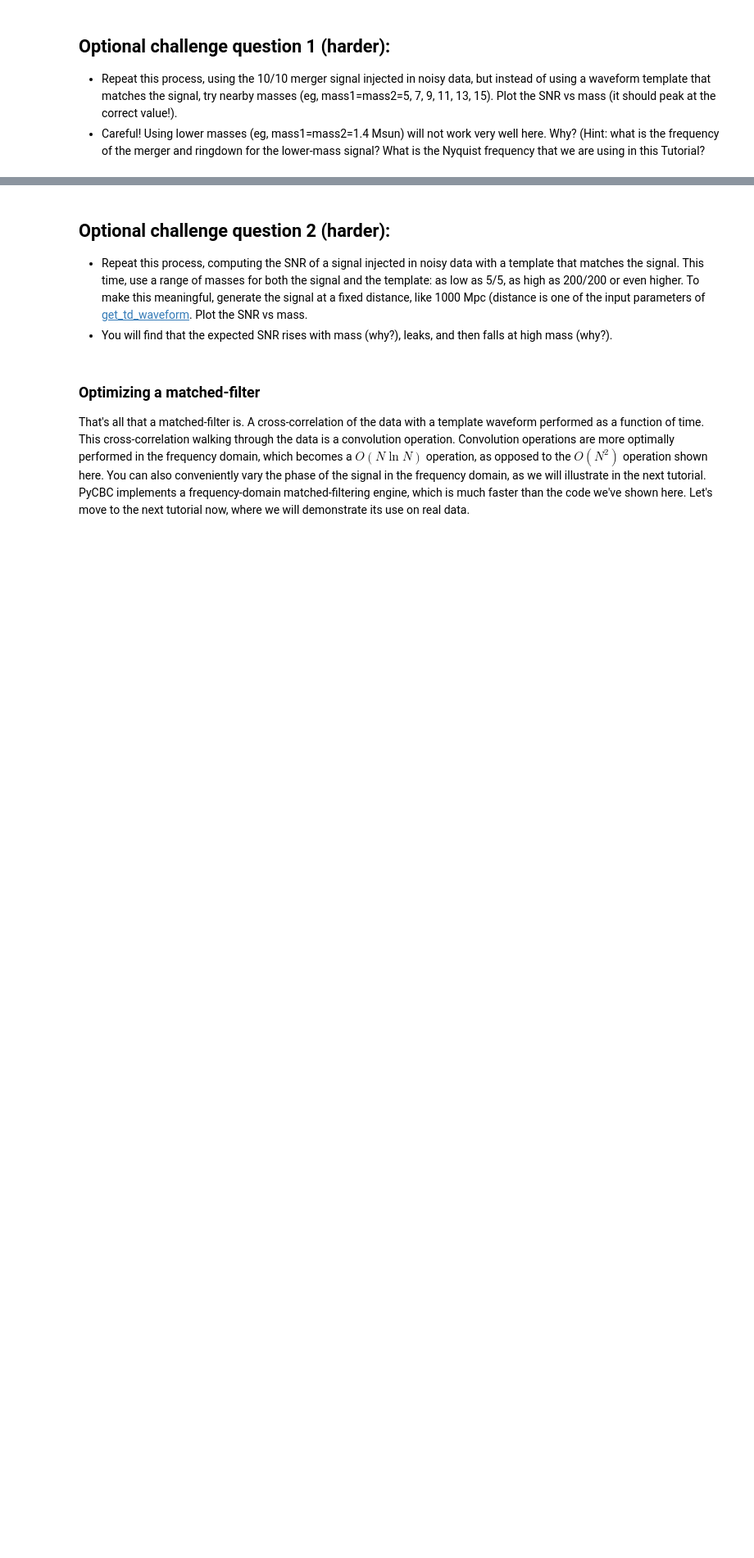
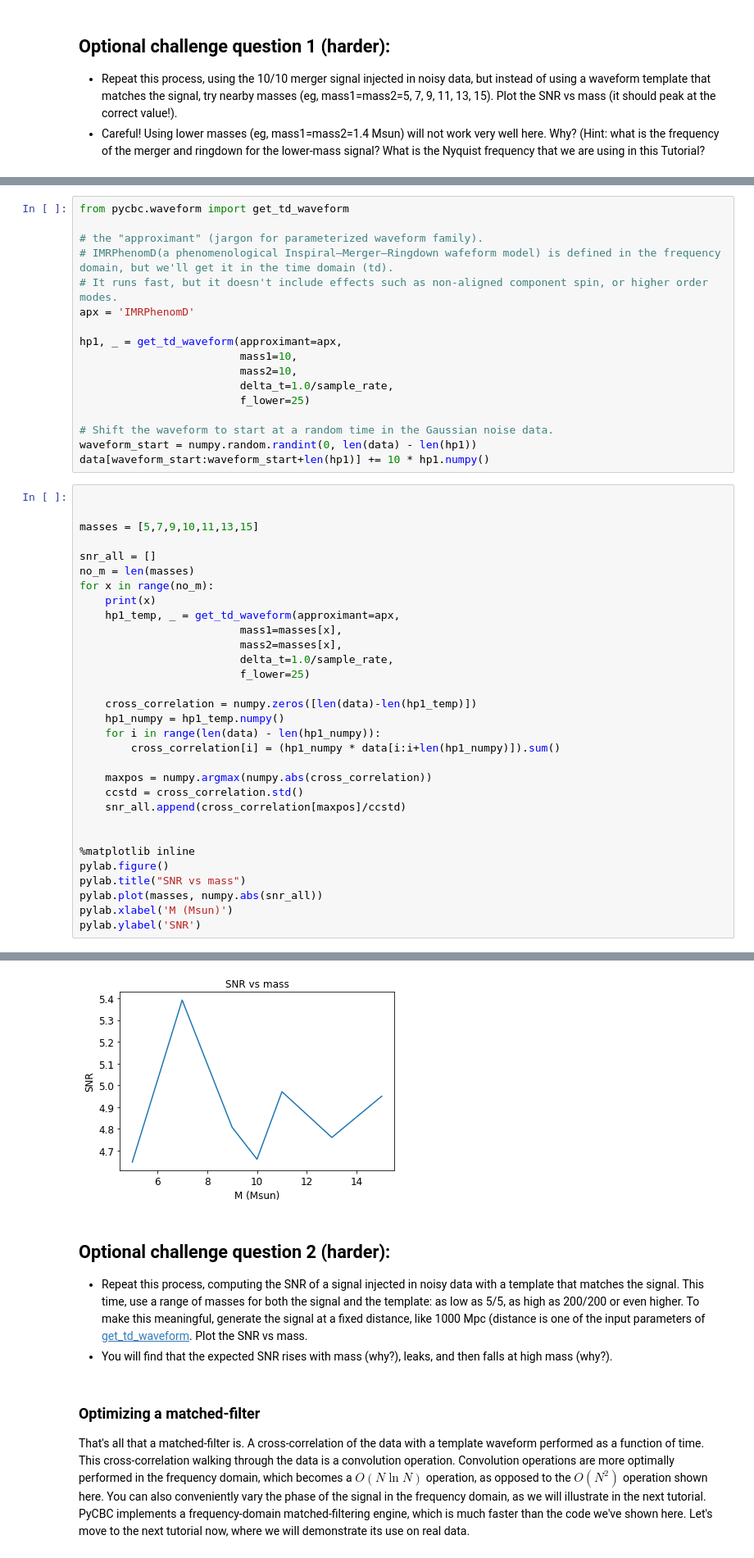
Before and after one commit to SYLau/odw-2022, a Jupyter notebook: Tutorials/Day_2/Tuto_2.1_Matched_filtering_introduction.ipynb, the cells around one changed output, grey strips where cells are left out. Shown at 82% size. Cells and saved outputs as stored; diff of their text form; blank space fills up the shorter version.

```diff
--- a/Tutorials/Day_2/Tuto_2.1_Matched_filtering_introduction.ipynb
+++ b/Tutorials/Day_2/Tuto_2.1_Matched_filtering_introduction.ipynb
@@ -310,0 +311,49 @@ IndexError: list index out of range
+# %%
+from pycbc.waveform import get_td_waveform
+
+# the "approximant" (jargon for parameterized waveform family).
+# IMRPhenomD(a phenomenological Inspiral–Merger–Ringdown wafeform model) is defined in the frequency domain, but we'll get it in the time domain (td).
+# It runs fast, but it doesn't include effects such as non-aligned component spin, or higher order modes.
+apx = 'IMRPhenomD'
+
+hp1, _ = get_td_waveform(approximant=apx,
+                         mass1=10,
+                         mass2=10,
+                         delta_t=1.0/sample_rate,
+                         f_lower=25)
+
+# Shift the waveform to start at a random time in the Gaussian noise data.
+waveform_start = numpy.random.randint(0, len(data) - len(hp1))
+data[waveform_start:waveform_start+len(hp1)] += 10 * hp1.numpy()
+# %%
+
+
+masses = [5,7,9,10,11,13,15]
+
+snr_all = []
+no_m = len(masses)
+for x in range(no_m):
+    print(x)
+    hp1_temp, _ = get_td_waveform(approximant=apx,
+                         mass1=masses[x],
+                         mass2=masses[x],
+                         delta_t=1.0/sample_rate,
+                         f_lower=25)
+
+    cross_correlation = numpy.zeros([len(data)-len(hp1_temp)])
+    hp1_numpy = hp1_temp.numpy()
+    for i in range(len(data) - len(hp1_numpy)):
+        cross_correlation[i] = (hp1_numpy * data[i:i+len(hp1_numpy)]).sum()
+
+    maxpos = numpy.argmax(numpy.abs(cross_correlation))
+    ccstd = cross_correlation.std()
+    snr_all.append(cross_correlation[maxpos]/ccstd)
+
+
+%matplotlib inline
+pylab.figure()
+pylab.title("SNR vs mass")
+pylab.plot(masses, numpy.abs(snr_all))
+pylab.xlabel('M (Msun)')
+pylab.ylabel('SNR')
+# %% [output]
@@ -311,3 +368,4 @@ IndexError: list index out of range
+[figure, added]
 # %% [markdown]
 ## Optional challenge question 2 (harder):
 
```
Also changed, not shown: parts of 13 cells of this notebook, 2 other files.
